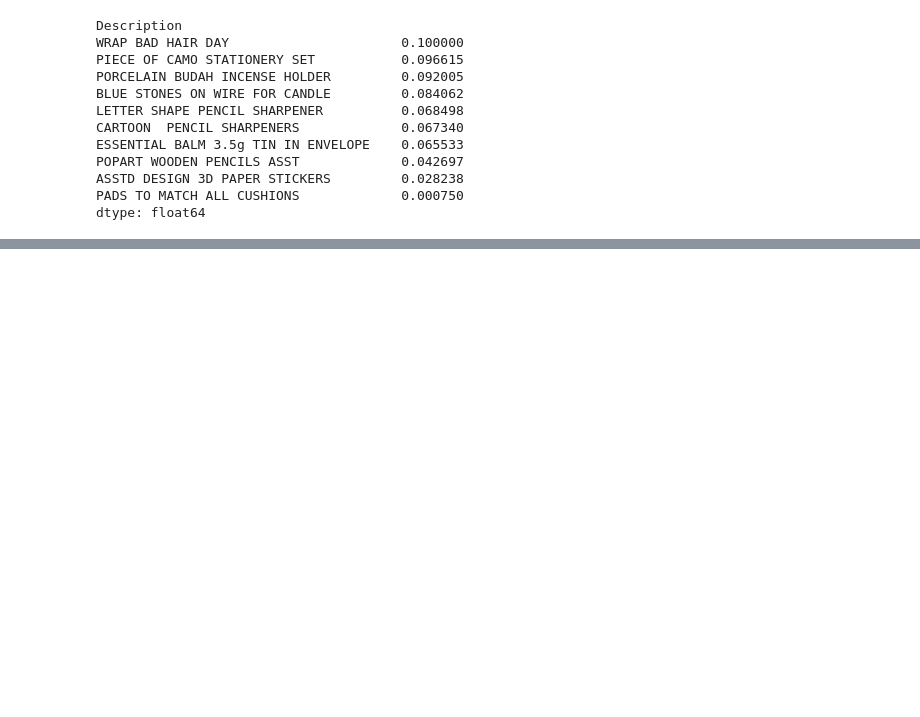
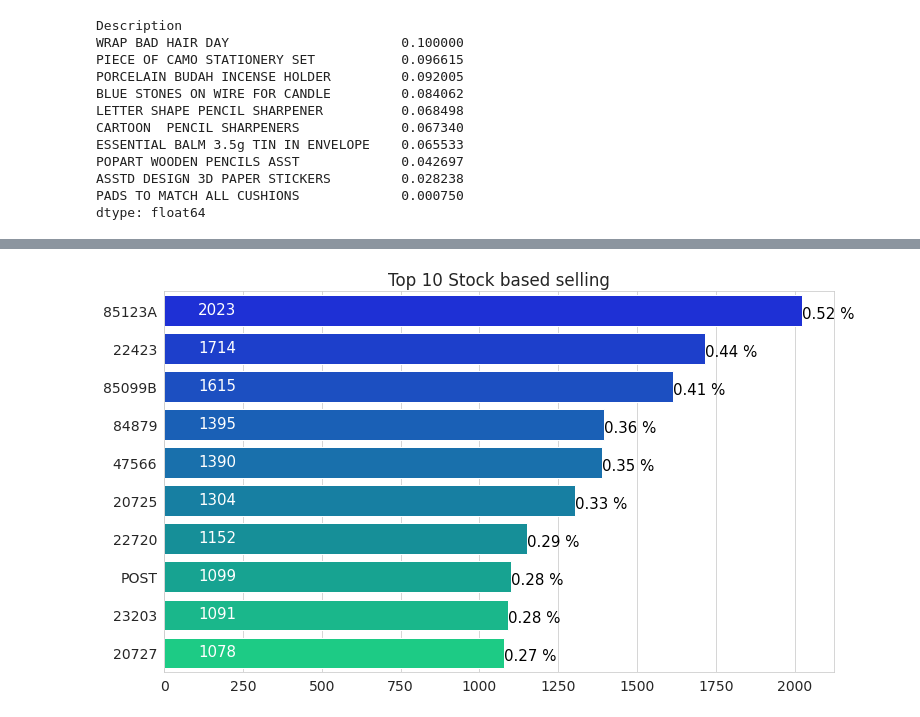
Before and after one commit to Gaurav2912/Customer-Segmentation-, a Jupyter notebook: Customer_Segmentation_Capstone_Project.ipynb, the cells around one changed output, grey strips where cells are left out. Cells and saved outputs as stored; diff of their text form; code cells hidden in the pictures; blank space fills up the shorter version.

```diff
--- a/Customer_Segmentation_Capstone_Project.ipynb
+++ b/Customer_Segmentation_Capstone_Project.ipynb
@@ -687,0 +732,4 @@ dtype: float64
+# %%
+# lets explore StockCode column
+stock_freq = df['StockCode'].value_counts()
+stock_freq.head(10)
@@ -687,0 +748,5 @@ dtype: float64
+# %%
+# Bar plot of Top 10 most frequent produts, white text is actual value and black text for percentage
+horizontal_nbar(stock_freq, "Top 10 Stock based selling", 'winter')
+# %% [output]
+[figure, added]
```
Also changed, not shown: parts of 30 cells of this notebook.
